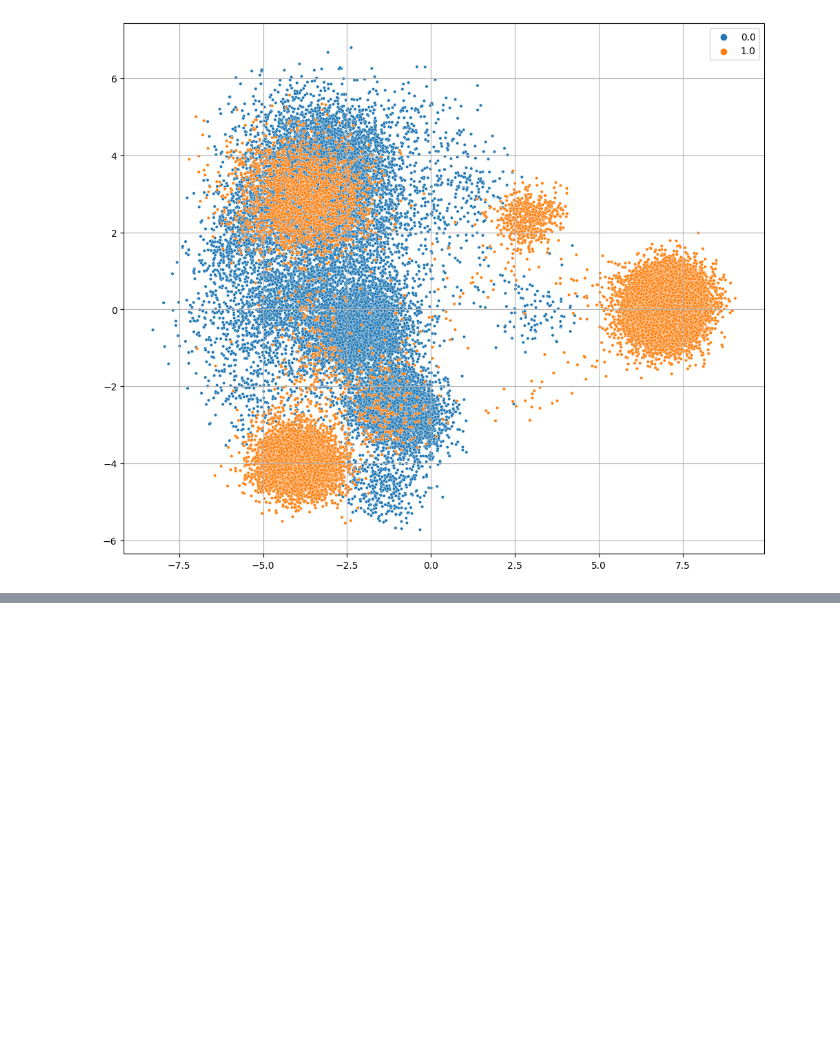
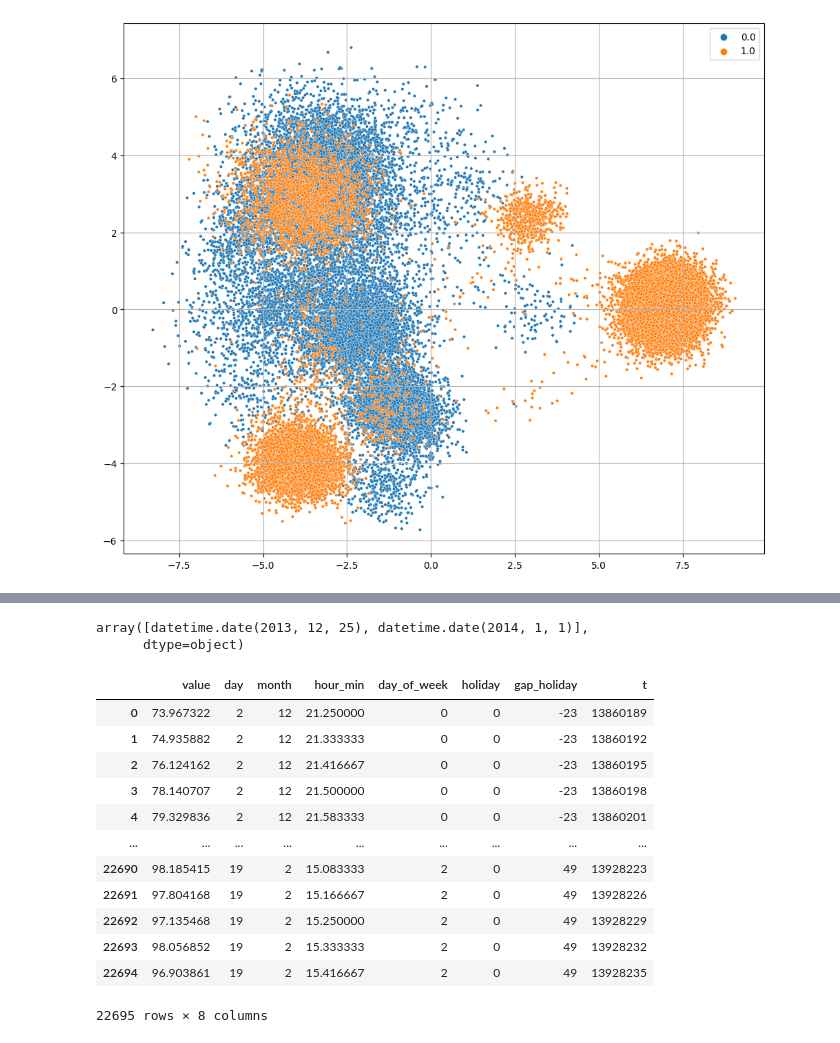
Before and after one commit to anjalianand10/VariationalAutoencodersForAnomalyDetection, a Jupyter notebook: VAE.ipynb, the cells around one changed output, grey strips where cells are left out. Cells and saved outputs as stored; diff of their text form; code cells hidden in the pictures; blank space fills up the shorter version.

```diff
--- a/VAE.ipynb
+++ b/VAE.ipynb
@@ -369,0 +410,37 @@ FileNotFoundError: [Errno 2] No such file or directory: '\\kaggle\\input\\nab\\r
+# %%
+holidays = data.loc[data['holiday'] == 1, 'timestamp'].dt.date.unique()
+holidays
+# %% [output]
+array([datetime.date(2013, 12, 25), datetime.date(2014, 1, 1)],
+      dtype=object)
+# %%
+for i, hd in enumerate(holidays):
+    data['hol_' + str(i)] = data['timestamp'].dt.date - hd
+# %%
+for i in range(data.shape[0]):
+    if np.abs(data.loc[data.index[i], 'hol_0']) <= np.abs(data.loc[data.index[i], 'hol_1']):
+        data.loc[data.index[i], 'gap_holiday'] = data.loc[data.index[i], 'hol_0']
+    else:
+        data.loc[data.index[i], 'gap_holiday'] = data.loc[data.index[i], 'hol_1']
+# %%
+data['gap_holiday'] = data['gap_holiday'].dt.days
+# %%
+data.drop(['hol_0', 'hol_1'], axis=1, inplace=True)
+# %%
+data['t'] = (data['timestamp'].astype(np.int64)/1e11).astype(np.int64)
+data.drop('timestamp', axis=1, inplace=True)
+data
+# %% [output]
+|  | value | day | month | hour_min | day_of_week | holiday | gap_holiday | t |
+| 0 | 73.967322 | 2 | 12 | 21.250000 | 0 | 0 | -23 | 13860189 |
+| 1 | 74.935882 | 2 | 12 | 21.333333 | 0 | 0 | -23 | 13860192 |
+| 2 | 76.124162 | 2 | 12 | 21.416667 | 0 | 0 | -23 | 13860195 |
+| 3 | 78.140707 | 2 | 12 | 21.500000 | 0 | 0 | -23 | 13860198 |
+| 4 | 79.329836 | 2 | 12 | 21.583333 | 0 | 0 | -23 | 13860201 |
+| ... | ... | ... | ... | ... | ... | ... | ... | ... |
+| 22690 | 98.185415 | 19 | 2 | 15.083333 | 2 | 0 | 49 | 13928223 |
+| 22691 | 97.804168 | 19 | 2 | 15.166667 | 2 | 0 | 49 | 13928226 |
+| 22692 | 97.135468 | 19 | 2 | 15.250000 | 2 | 0 | 49 | 13928229 |
+| 22693 | 98.056852 | 19 | 2 | 15.333333 | 2 | 0 | 49 | 13928232 |
+| 22694 | 96.903861 | 19 | 2 | 15.416667 | 2 | 0 | 49 | 13928235 |
+22695 rows × 8 columns
```
Also changed, not shown: parts of 17 cells of this notebook, 2 other files.
